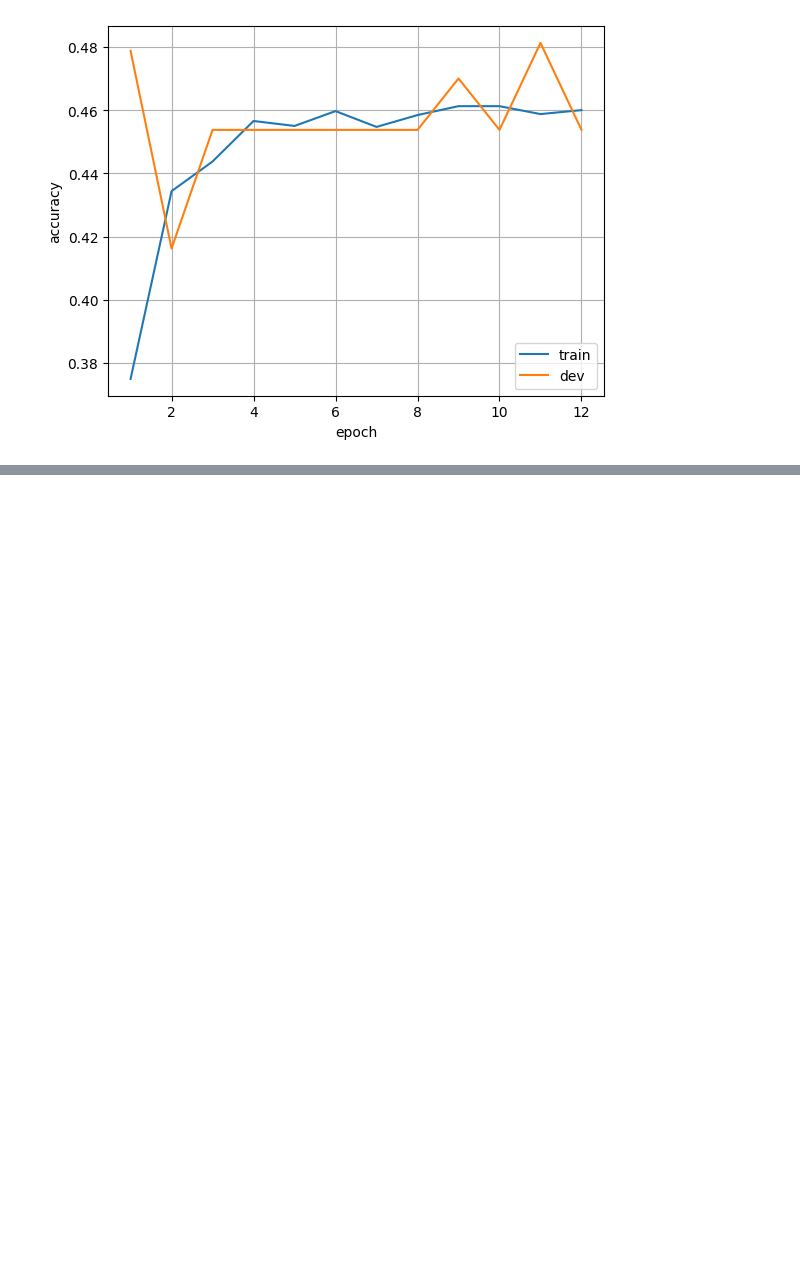
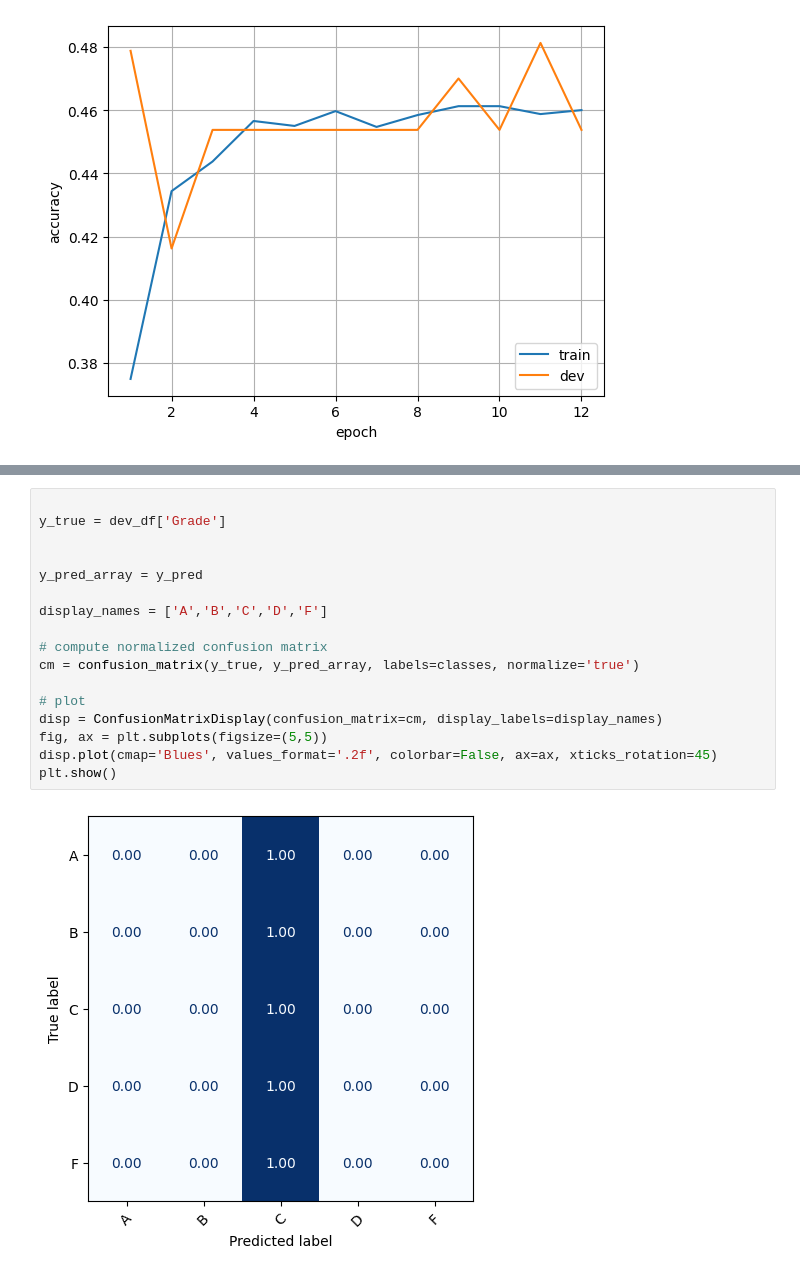
Before and after one commit to tylergarf/CSC396_Course_Coach, a Jupyter notebook: Data_Cleaning_Code.ipynb, the cells around one changed output, grey strips where cells are left out. Cells and saved outputs as stored; diff of their text form; blank space fills up the shorter version.

```diff
--- a/Data_Cleaning_Code.ipynb
+++ b/Data_Cleaning_Code.ipynb
@@ -378,0 +432,19 @@ plt.grid(True)
+# %%
+
+y_true = dev_df['Grade']
+
+
+y_pred_array = y_pred
+
+display_names = ['A','B','C','D','F']
+
+# compute normalized confusion matrix
+cm = confusion_matrix(y_true, y_pred_array, labels=classes, normalize='true')
+
+# plot
+disp = ConfusionMatrixDisplay(confusion_matrix=cm, display_labels=display_names)
+fig, ax = plt.subplots(figsize=(5,5))
+disp.plot(cmap='Blues', values_format='.2f', colorbar=False, ax=ax, xticks_rotation=45)
+plt.show()
+# %% [output]
+[figure, added]
```
Also changed, not shown: parts of 2 cells of this notebook.
